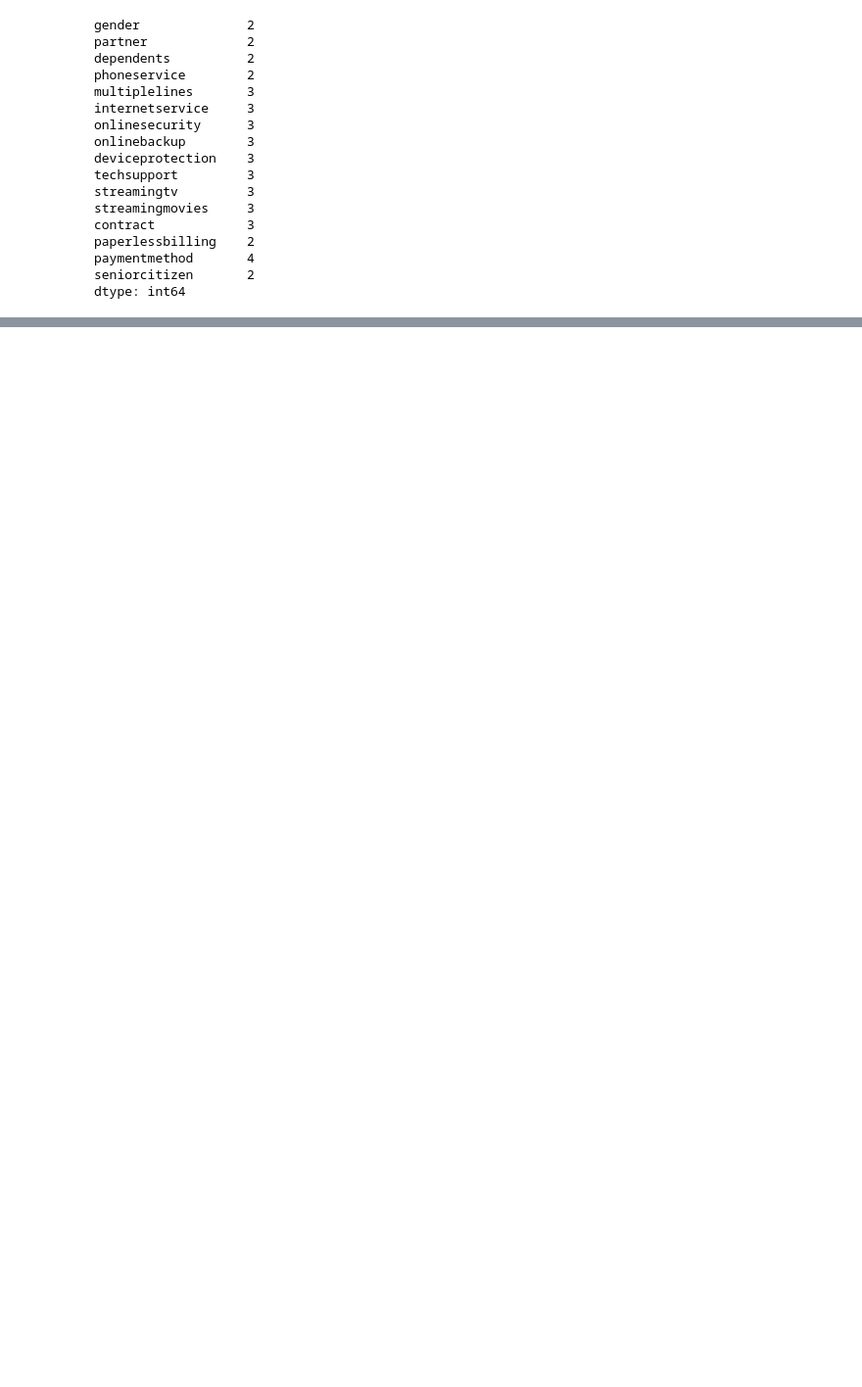
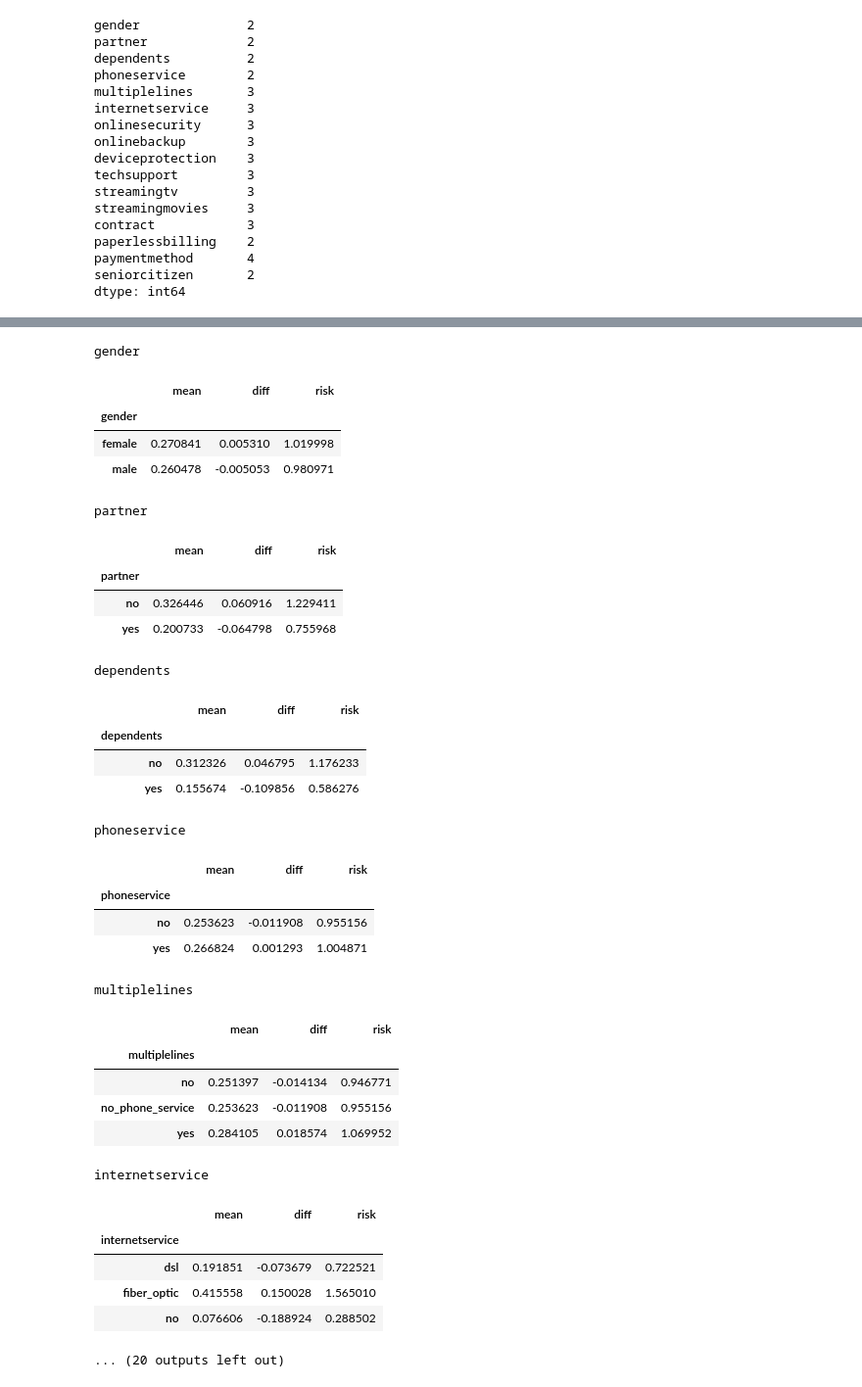
Before and after one commit to Jaykold/mlzoomcamp, a Jupyter notebook: ML_zoomcamp_wk3.ipynb, the cells around one changed output, grey strips where cells are left out. Shown at 98% size. Saved outputs shown, nothing was run; the diff lists cells and outputs as text; code cells hidden in the pictures; blank space fills up the shorter version.

```diff
--- a/ML_zoomcamp_wk3.ipynb
+++ b/ML_zoomcamp_wk3.ipynb
@@ -186,4 +192,6 @@ numerical = ['tenure', 'monthlycharges', 'totalcharges']
 # %%
 categorical = categorical_columns.copy()
 categorical.remove('customerid')
+categorical.remove('churn')
+categorical.remove('totalcharges')
 categorical.append('seniorcitizen')
@@ -228,0 +225,3 @@ dtype: int64
+# %%
+global_churn = df_full_train.churn.mean()
+global_churn
@@ -228,0 +271,42 @@ dtype: int64
+# %%
+for category in categorical:
+    print(category)
+    df_group = df_full_train.groupby(category)['churn'].agg(['mean'])
+    df_group['diff'] = df_group['mean'] - global_churn
+    df_group['risk'] = df_group['mean'] / global_churn
+    display(df_group)
+    print("\n\n")
+# %% [output]
+gender
+|  | mean | diff | risk |
+| gender |  |  |  |
+| female | 0.270841 | 0.005310 | 1.019998 |
+| male | 0.260478 | -0.005053 | 0.980971 |
+partner
+|  | mean | diff | risk |
+| partner |  |  |  |
+| no | 0.326446 | 0.060916 | 1.229411 |
+| yes | 0.200733 | -0.064798 | 0.755968 |
+dependents
+|  | mean | diff | risk |
+| dependents |  |  |  |
+| no | 0.312326 | 0.046795 | 1.176233 |
+| yes | 0.155674 | -0.109856 | 0.586276 |
+phoneservice
+|  | mean | diff | risk |
+| phoneservice |  |  |  |
+| no | 0.253623 | -0.011908 | 0.955156 |
+| yes | 0.266824 | 0.001293 | 1.004871 |
+multiplelines
+|  | mean | diff | risk |
+| multiplelines |  |  |  |
+| no | 0.251397 | -0.014134 | 0.946771 |
+| no_phone_service | 0.253623 | -0.011908 | 0.955156 |
+| yes | 0.284105 | 0.018574 | 1.069952 |
+internetservice
+|  | mean | diff | risk |
+| internetservice |  |  |  |
+| dsl | 0.191851 | -0.073679 | 0.722521 |
+| fiber_optic | 0.415558 | 0.150028 | 1.565010 |
+| no | 0.076606 | -0.188924 | 0.288502 |
+... (20 outputs left out)
```
Also changed, not shown: parts of 23 cells of this notebook.
